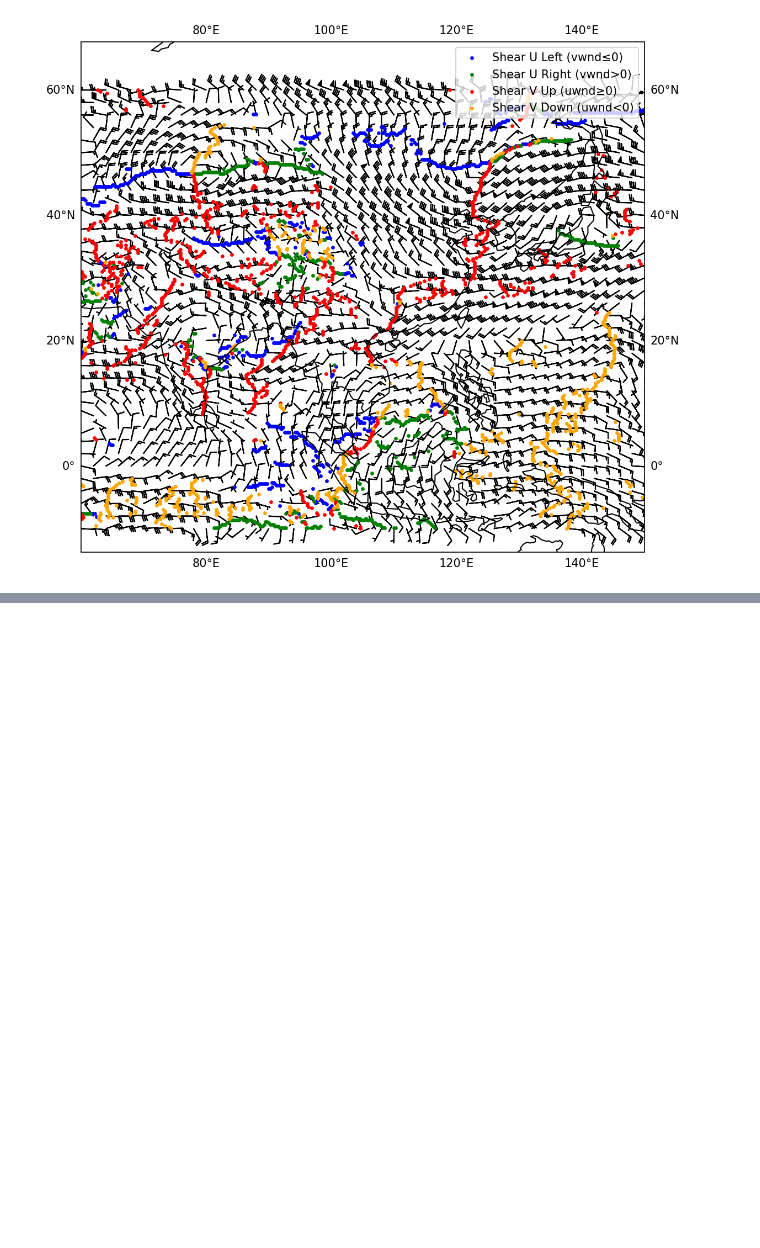
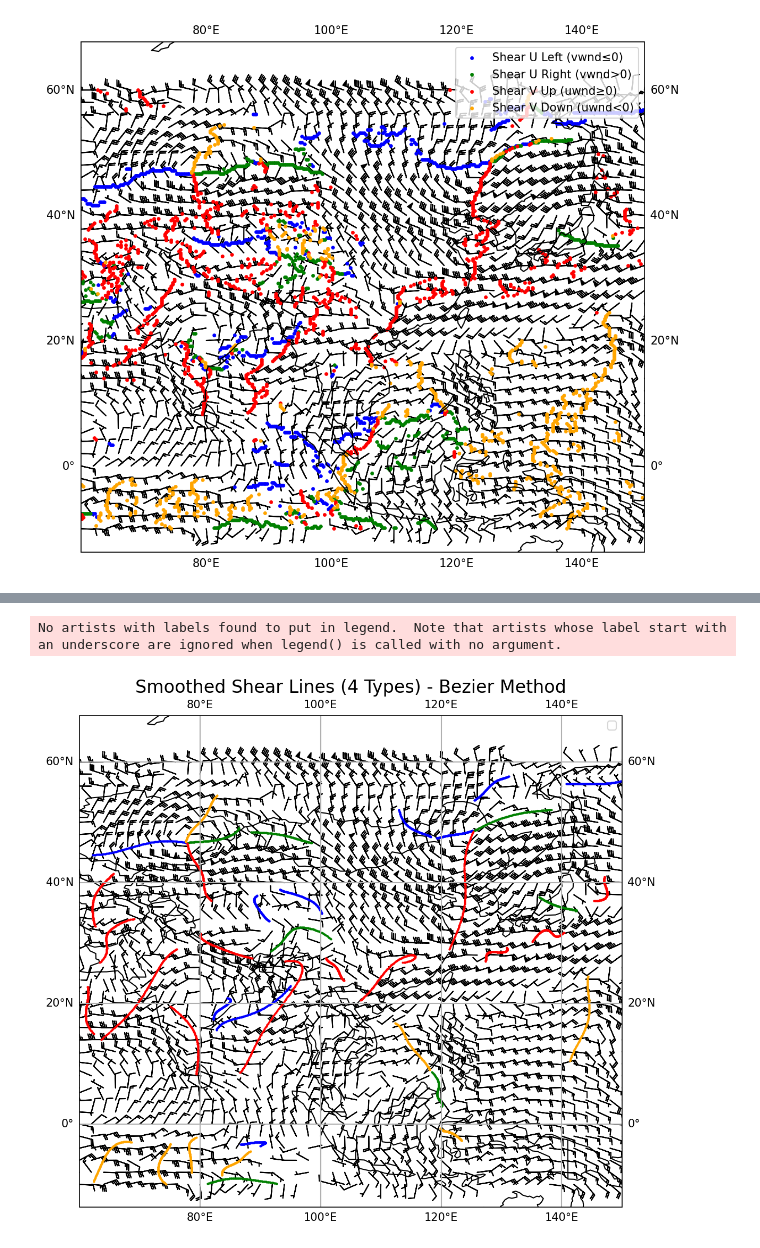
Before and after one commit to hanchyhill/weather-system-identification, a Jupyter notebook: src/trough.ipynb, the cells around one changed output, grey strips where cells are left out. Cells and saved outputs as stored; diff of their text form; code cells hidden in the pictures; blank space fills up the shorter version.

```diff
--- a/src/trough.ipynb
+++ b/src/trough.ipynb
@@ -594,0 +711,62 @@ plt.show()
+# %%
+# 创建地图
+fig = plt.figure(figsize=(10, 8), dpi=150)
+ax = fig.add_subplot(1, 1, 1, projection=ccrs.PlateCarree())
+ax.set_extent([longitude[0], longitude[-1], latitude[0], latitude[-1]])
+ax.add_feature(cfeature.COASTLINE)
+ax.add_feature(cfeature.BORDERS)
+
+# 添加风向杆图
+skip = 8
+ax.barbs(longitude[::skip], latitude[::skip], uwnd[::skip,::skip], vwnd[::skip,::skip],
+         transform=ccrs.PlateCarree(), length=5,
+         barb_increments={'half':2, 'full':4, 'flag':20}, sizes={'emptybarb':0})
+
+# 参数设置
+interval_dis = 2.0
+length_min = 6
+smoothness = 6
+smooth_method = 'bezier'  # 可选 'spline' 或 'bezier'
+num_points = 100  # Bezier曲线点数（平滑后的点数）
+num_control_points = 7  # Bezier曲线控制点数量（控制曲线的复杂度，数值越小曲线越平滑）
+
+# 处理并绘制四种切变线
+# shear_u_left: vwnd <= 0 (蓝色)
+process_and_plot_shear_lines(shear_u_left, interval_dis, length_min, smoothness,
+                              vorticity_threshold=1.0, wind_speed_threshold=2.0,
+                              angle_threshold=90, color='blue', linewidth=1.0,
+                              label='Shear U Left', ax=ax,
+                              smooth_method=smooth_method, num_points=num_points,
+                              num_control_points=num_control_points)
+
+# shear_u_right: vwnd > 0 (绿色)
+process_and_plot_shear_lines(shear_u_right, interval_dis, length_min, smoothness,
+                              vorticity_threshold=1.0, wind_speed_threshold=2.0,
+                              angle_threshold=90, color='green', linewidth=1.0,
+                              label='Shear U Right', ax=ax,
+                              smooth_method=smooth_method, num_points=num_points,
+                              num_control_points=num_control_points)
+
+# shear_v_up: uwnd >= 0 (红色)
+process_and_plot_shear_lines(shear_v_up, interval_dis, length_min, smoothness,
+                              vorticity_threshold=1.0, wind_speed_threshold=3.0,
+                              angle_threshold=90, color='red', linewidth=1.0,
+                              label='Shear V Up', ax=ax,
+                              smooth_method=smooth_method, num_points=num_points,
+                              num_control_points=num_control_points)
+
+# shear_v_down: uwnd < 0 (橙色)
+process_and_plot_shear_lines(shear_v_down, interval_dis, length_min, smoothness,
+                              vorticity_threshold=1.0, wind_speed_threshold=3.0,
+                              angle_threshold=90, color='orange', linewidth=1.0,
+                              label='Shear V Down', ax=ax,
+                              smooth_method=smooth_method, num_points=num_points,
+                              num_control_points=num_control_points)
+
+ax.gridlines(draw_labels=True, linewidth=1)
+ax.legend(loc='upper right')
+plt.title(f'Smoothed Shear Lines (4 Types) - {smooth_method.capitalize()} Method', fontsize=16)
+plt.show()
+# %% [output]
+No artists with labels found to put in legend.  Note that artists whose label start with an underscore are ignored when legend() is called with no argument.
+[figure, added]
```
Also changed, not shown: parts of 7 cells of this notebook, 6 other files.
